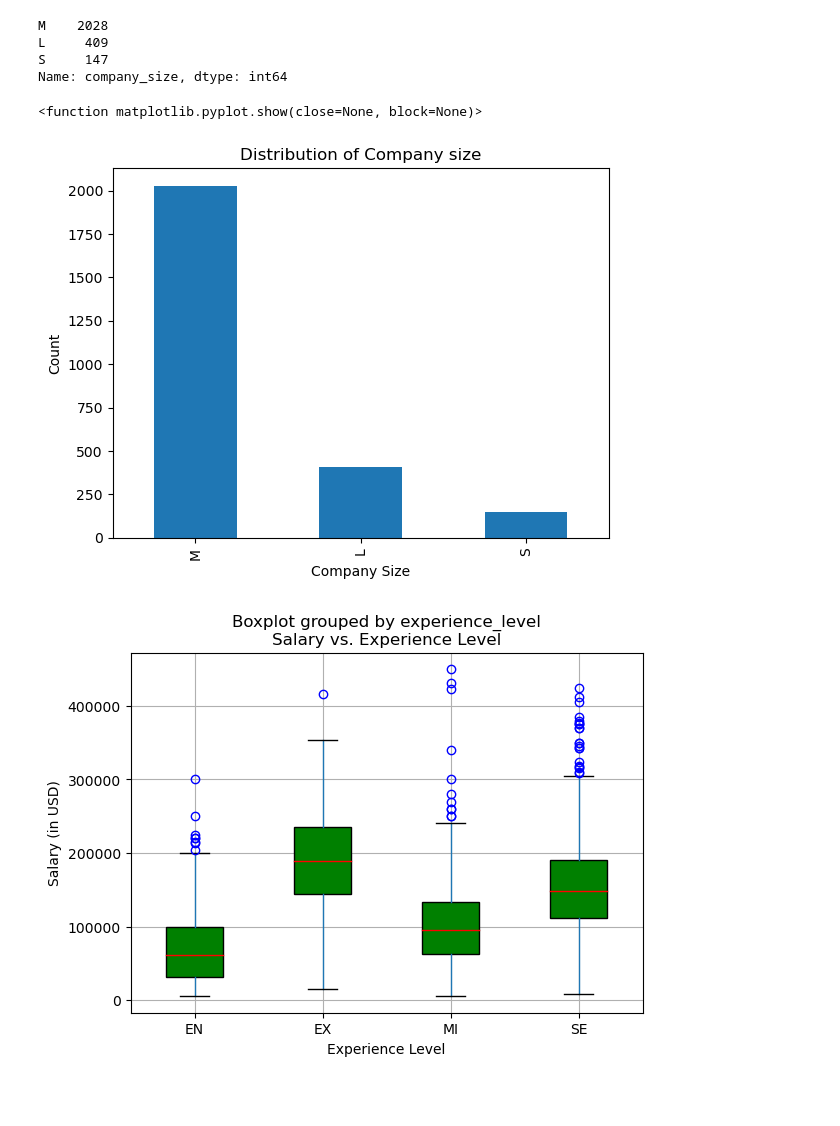
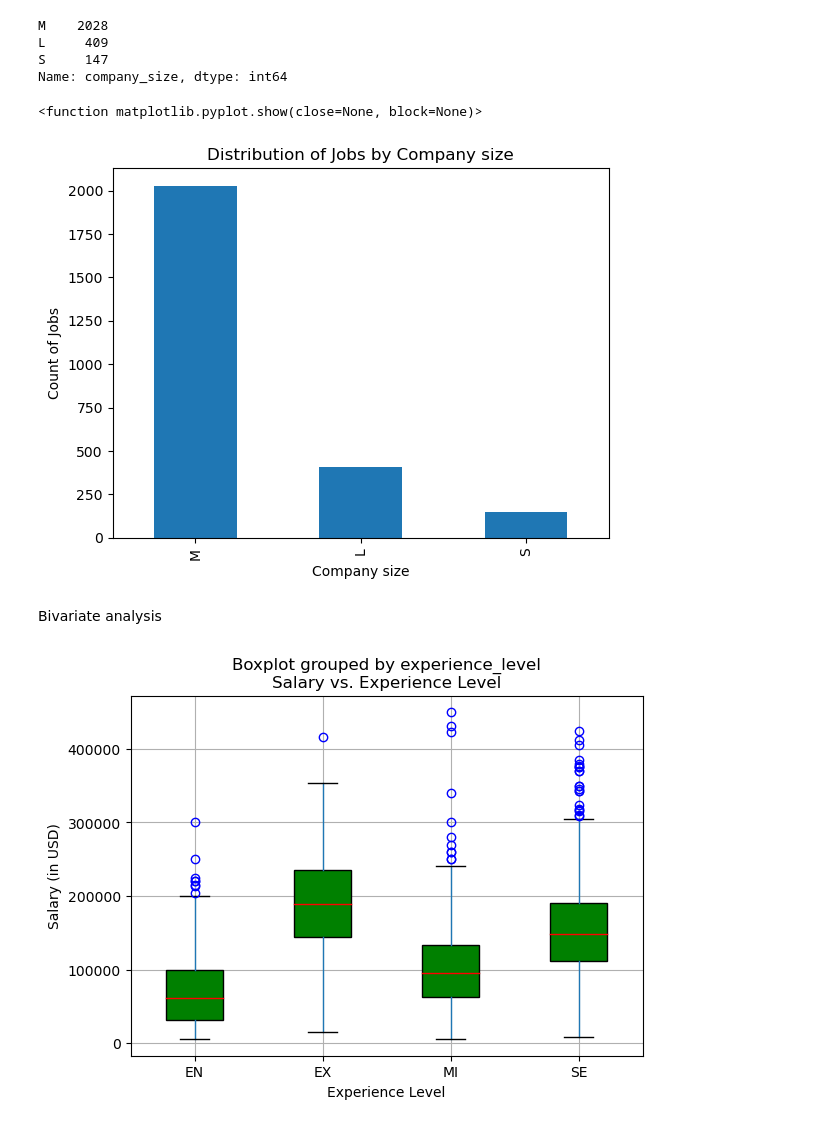
Before and after one commit to garimac12/project_acai, a Jupyter notebook: Project1_GC.ipynb, the cells around one changed output. Drawn from its saved outputs; the diff is of its cells as text; code cells hidden in the pictures; blank space fills up the shorter version.

```diff
--- a/Project1_GC.ipynb
+++ b/Project1_GC.ipynb
@@ -50,3 +58,6 @@ remote_ratio          0
 company_location      0
 company_size          0
 dtype: int64
+# %%
+df=df.drop(['salary','salary_currency'], axis=1)
+df
@@ -196,29 +212,30 @@ plt.show
 <function matplotlib.pyplot.show(close=None, block=None)>
 [figure]
 # %%
-#Creating dataframe for company_size column to show size of the company
+#Creating dataframe for company_size column to show distribution of data science jobs by company size
 
-size_of_company = df_clean["company_size"].value_counts()
-size_of_company
+jobs_by_company_size = df_clean["company_size"].value_counts()
+jobs_by_company_size
 # %% [output]
 M    2028
 L     409
 S     147
 Name: company_size, dtype: int64
 # %%
-# Plotting the distribution of remote_ratio
+# Plotting the distribution of jobs by company size
 
-size_of_company.plot(kind="bar")
-plt.title('Distribution of Company size')
-plt.xlabel("Company Size")
-plt.ylabel("Count")
+jobs_by_company_size.plot(kind="bar")
+plt.title('Distribution of Jobs by Company size')
+plt.xlabel("Company size")
+plt.ylabel("Count of Jobs")
 plt.show
 
-#A significant number of individuals work in medium-sized companies,
-#followed by large and then small companies.
+#A significant number of individuals work for medium-sized companies, followed by large and then small size companies.
 # %% [output]
 <function matplotlib.pyplot.show(close=None, block=None)>
-[figure, old version]
+[figure, new version]
+# %% [markdown]
+ Bivariate analysis
 # %%
 # Salary vs. Experience Level
 a="blue"
```
Also changed, not shown: parts of 23 cells of this notebook.
